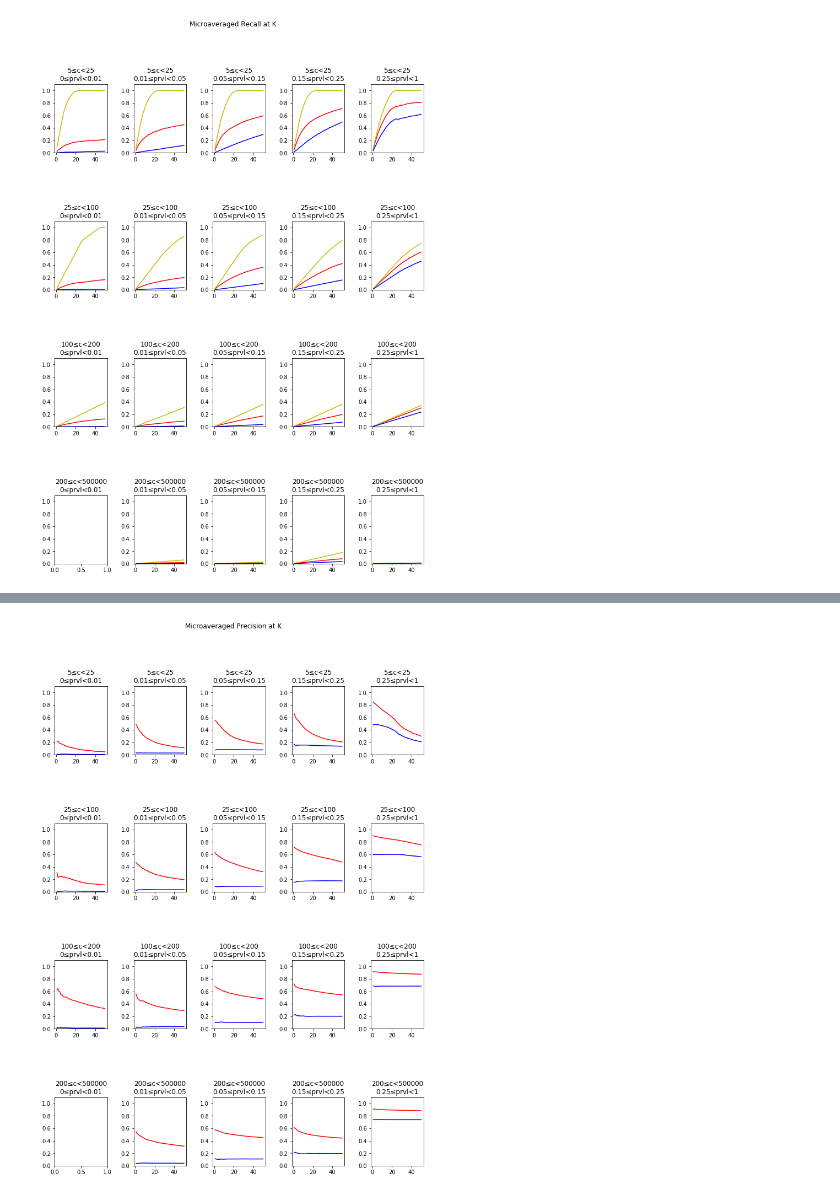
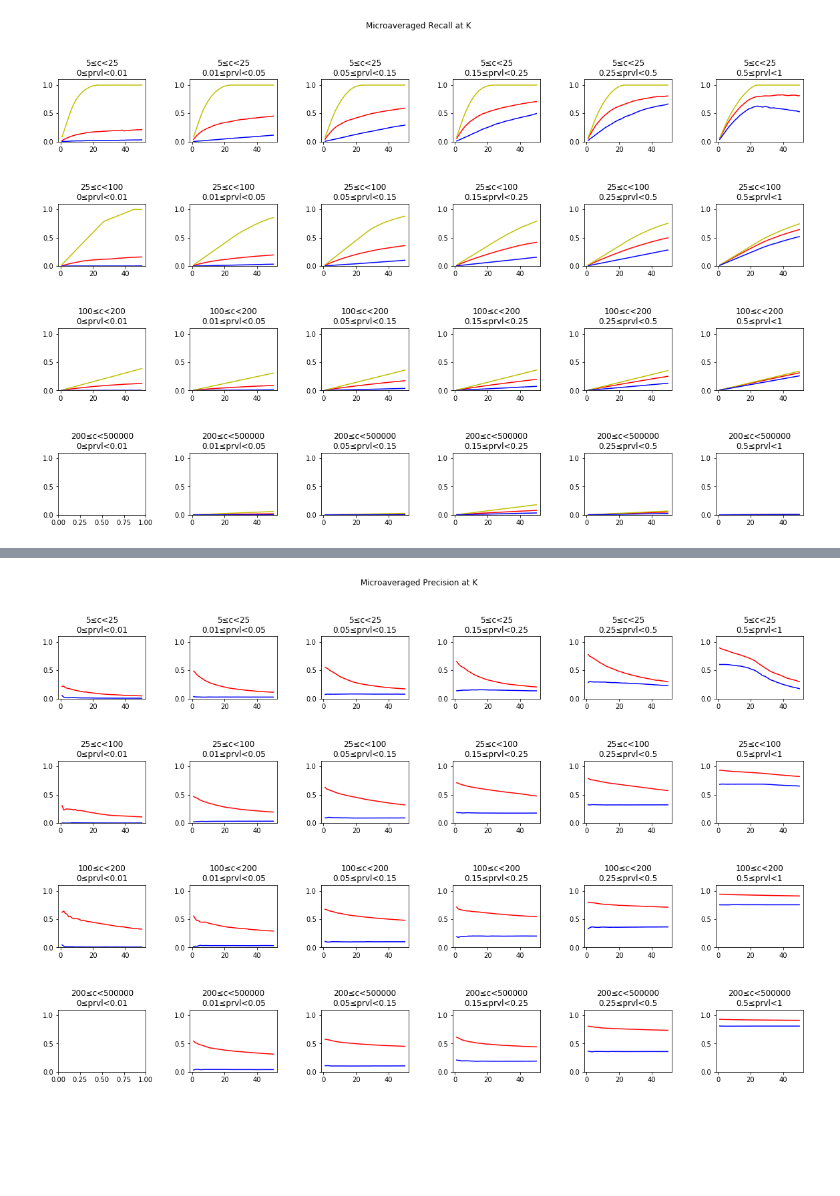
Before and after one commit to lgessler/bert-has-uncommon-sense, a Jupyter notebook: notebooks/ontonotes_analysis.ipynb, the cells around one changed output, grey strips where cells are left out. Drawn from its saved outputs; the diff is of its cells as text; code cells hidden in the pictures; blank space fills up the shorter version.

```diff
--- a/notebooks/ontonotes_analysis.ipynb
+++ b/notebooks/ontonotes_analysis.ipynb
@@ -6,20 +6,31 @@ import pandas as pd
 import re
 # %%
 import os
+from bssp.common import paths
 
 K = 50
 K_RANGE = range(5,55,5)
 
-def read_score(min_train_freq, max_train_freq, min_rarity, max_rarity, eval, metric='cosine', model='bert-base-cased'):
-    filepath=f'../cache/ontonotes_{metric}_predictions/{model}-{min_train_freq}to{max_train_freq}-{min_rarity}to{max_rarity}.pkl.{eval}'
+def read_score(min_train_freq, max_train_freq, min_rarity, max_rarity, eval, metric='cosine', model='bert-base-cased', query_n=1):
+    filepath = paths.bucketed_metric_at_k_path(
+        distance_metric=metric,
+        query_n=query_n,
+        embedding_name=model,
+        min_train_freq=min_train_freq,
+        max_train_freq=max_train_freq,
+        min_rarity=min_rarity,
+        max_rarity=max_rarity,
+        ext=eval
+    )
     if not os.path.isfile(filepath):
         print("WARNING: not found: ", filepath)
         return None
     return pickle_read(filepath)
 
-def read_data(metric, model='bert-base-cased'):
-    data = pd.read_csv(f'../cache/ontonotes_{metric}_predictions/{model}.tsv', sep='\t')
+def read_data(metric, model='bert-base-cased', query_n=1):
+    filepath = paths.predictions_tsv_path(metric, embedding_name=model, query_n=query_n)
+    data = pd.read_csv(filepath, sep='\t')
     return data
 
-#cosine_data = read_data('cosine')
-#cosine_data.keys()
+cosine_data = read_data('cosine')
+cosine_data.keys()
@@ -66,7 +86,7 @@ def plot_p_vs_k(p_at_k_dict, p_at_k_dict_2=None, key='synset'):
 
 
 def plot_p_vs_k_grid(p_at_k_dict_2=None, key='synset', evals=['rec'], metric='cosine'):
-    fig, axs = plt.subplots(4,5,figsize=(12,16))
+    fig, axs = plt.subplots(4,6,figsize=(20,12))
     plt.subplots_adjust(hspace=1.0, wspace=0.5)
     fig.suptitle("Microaveraged " + ("Recall" if evals[0]=='rec'
                   else "Oracle Recall" if evals[0]=='orec'
@@ -75,8 +95,8 @@ def plot_p_vs_k_grid(p_at_k_dict_2=None, key='synset', evals=['rec'], metric='co
 
     i = 0
     for min_train_freq, max_train_freq in [[5,25], [25,100], [100,200], [200, 500000]]:
-        for min_rarity, max_rarity in [[0,0.01], [0.01,0.05], [0.05,0.15], [0.15,0.25], [0.25,1]]:
-            ax = axs[i//5][i%5]
+        for min_rarity, max_rarity in [[0,0.01], [0.01,0.05], [0.05,0.15], [0.15,0.25], [0.25,0.5], [0.5,1]]:
+            ax = axs[i//6][i%6]
             i += 1
             ax.set_title(f'{min_train_freq}≤c<{max_train_freq}\n{min_rarity}≤prvl<{max_rarity}')
             #ax.set_ylim(0.2, 0.8)
@@ -125 +145 @@ WARNING: not found:  ../cache/ontonotes_baseline_predictions/bert-base-cased-200
-[figure, old version]
+[figure, new version]
@@ -128,4 +148,4 @@ WARNING: not found:  ../cache/ontonotes_baseline_predictions/bert-base-cased-200
-[figure, old version]
+[figure, new version]
 # %%
 # data columns:
 # sentence: original sentence
```
Also changed, not shown: parts of 4 cells of this notebook, 6 other files.
